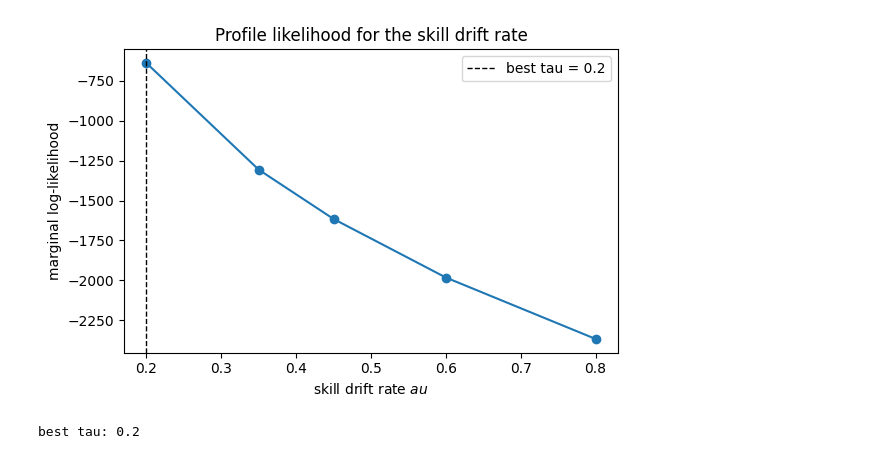
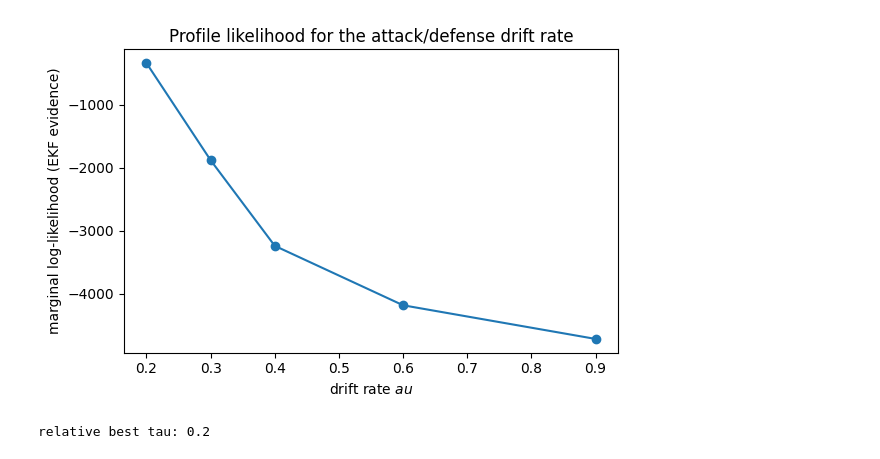
Before and after one commit to DanWaxman/dynestyx, a Jupyter notebook: docs/deep_dives/factorial_world_cup.ipynb, the cells around one changed output. Cells and saved outputs as stored; diff of their text form; code cells hidden in the pictures.

```diff
--- a/docs/deep_dives/factorial_world_cup.ipynb
+++ b/docs/deep_dives/factorial_world_cup.ipynb
@@ -132,20 +125,20 @@ years); §5 shows how to choose $\tau$ from the marginal likelihood.
 # %%
-INIT_SD = 0.6        # prior skill standard deviation
-TAU = 0.45           # skill drift rate (per sqrt-year)
-DRAW_MARGIN = 0.35   # draw propensity (epsilon)
-HOME_ADVANTAGE = 0.1
+ALPHA = 0.25       # baseline log scoring rate (exp(0.25) ~ 1.3 goals)
+BETA = -1.5         # log shared-goals correlation (lambda3 = exp(beta) ~ 0.22)
+TAU = 0.4           # attack/defense drift rate (per sqrt-year)
+SIGMA0 = 0.5        # initial attack/defense standard deviation
 
-D = 1  # scalar skill per team
+D = 2  # (attack, defense) per team
 
 
-def build_model(tau=TAU, init_sd=INIT_SD, draw_margin=DRAW_MARGIN, home_adv=HOME_ADVANTAGE):
+def build_model(tau=TAU, alpha=ALPHA, beta=BETA, sigma0=SIGMA0):
     return FactorialDynamicalModel(
-        initial_condition=dist.MultivariateNormal(jnp.zeros(D), init_sd**2 * jnp.eye(D)),
-        state_evolution=RandomWalkEvolution(tau=tau, factor_state_dim=D),
-        observation_model=MatchOutcomeObservation(
-            draw_margin=draw_margin,
-            home_advantage=home_adv,
-            factor_state_dim=D,
+        initial_condition=dist.MultivariateNormal(jnp.zeros(D), sigma0**2 * jnp.eye(D)),
+        state_evolution=RandomWalkEvolution(
+            tau=jnp.array([tau, tau]), factor_state_dim=D
+        ),
+        observation_model=BivariatePoissonScoreObservation(
+            alpha=alpha, beta=beta, factor_state_dim=D, max_goals=MAX_GOALS
         ),
         num_factors=F,
         num_local_factors=2,
@@ -278,33 +289,30 @@ differentiable `FactorialPFConfig` (particle filter).
 # %%
 from dynestyx.inference.integrations.cuthbert.factorial_filter import (
     compute_factorial_filter,
 )
 
-taus = np.array([0.2, 0.35, 0.45, 0.6, 0.8])
+taus = np.array([0.2, 0.3, 0.4, 0.6, 0.9])
 logliks = []
 for tau in taus:
     ll, *_ = compute_factorial_filter(
         build_model(tau=float(tau)),
         FactorialEKFConfig(),
         None,
         obs_times=obs_times,
         obs_values=obs_values,
         obs_factor_indices=obs_factor_indices,
     )
     logliks.append(float(ll))
 logliks = np.array(logliks)
-best_tau = float(taus[int(np.argmax(logliks))])
 
 fig, ax = plt.subplots(figsize=(6, 4))
 ax.plot(taus, logliks, "o-")
-ax.axvline(best_tau, color="k", ls="--", lw=1, label=f"best tau = {best_tau}")
-ax.set_xlabel(r"skill drift rate $	au$")
-ax.set_ylabel("marginal log-likelihood")
-ax.set_title("Profile likelihood for the skill drift rate")
-ax.legend()
+ax.set_xlabel(r"drift rate $	au$")
+ax.set_ylabel("marginal log-likelihood (EKF evidence)")
+ax.set_title("Profile likelihood for the attack/defense drift rate")
 fig.tight_layout()
 plt.show()
-print("best tau:", best_tau)
+print("relative best tau:", float(taus[int(np.argmax(logliks))]))
 # %% [output]
-[figure, old version]
+[figure, new version]
-best tau: 0.2
+relative best tau: 0.2
```
Also changed, not shown: parts of 24 cells of this notebook.
